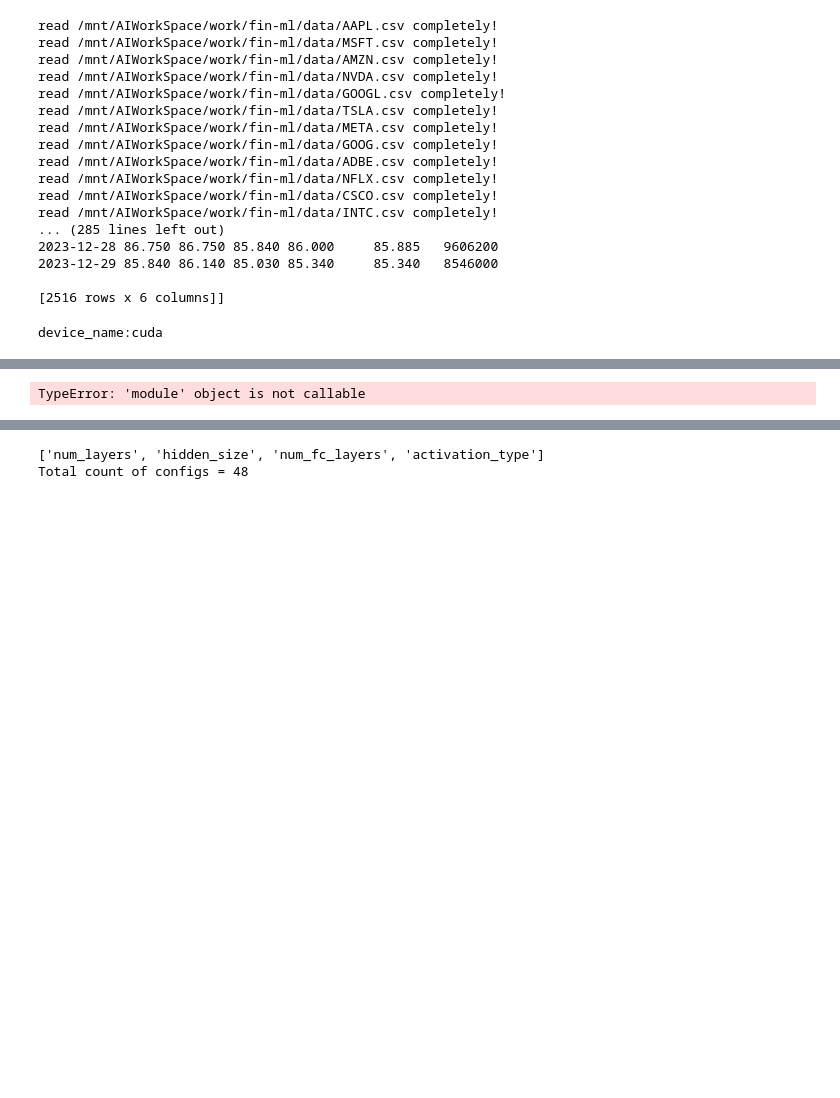
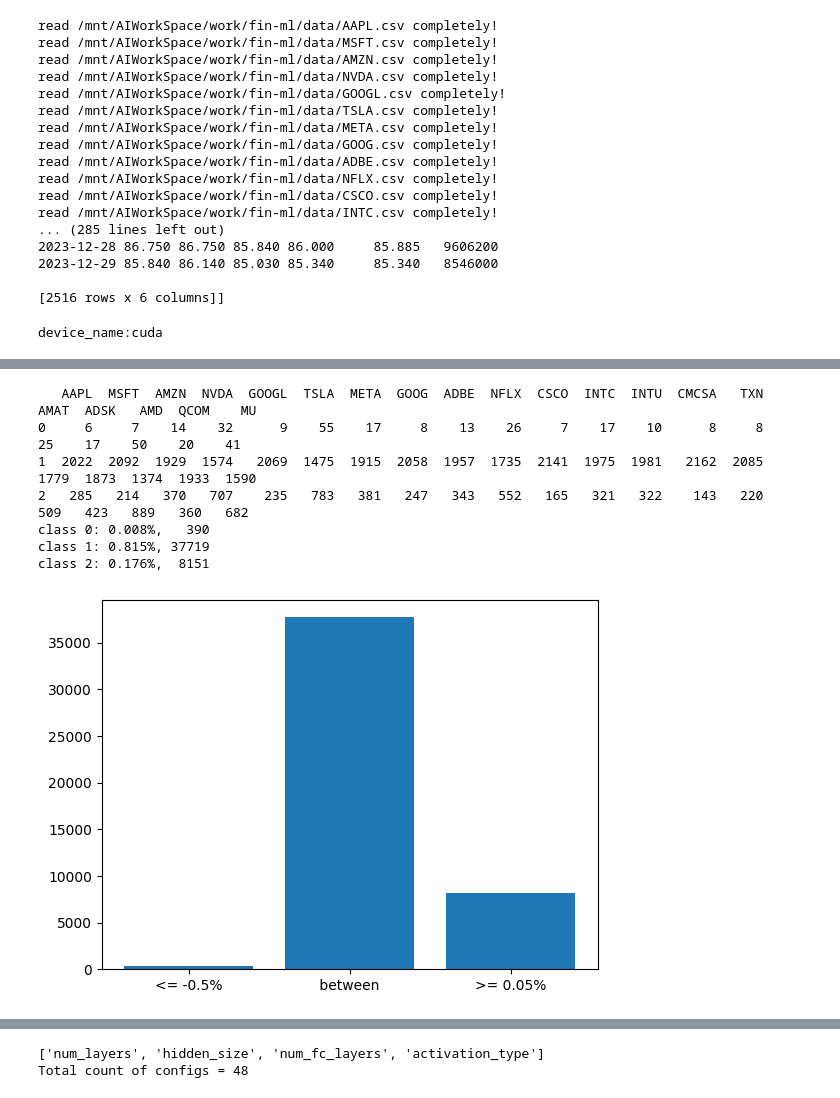
Before and after one commit to cloudaipro/fin-ml, a Jupyter notebook: StockPCTLabelPredictLSTM.ipynb, the cells around one changed output, grey strips where cells are left out. Cells and saved outputs as stored; diff of their text form; code cells hidden in the pictures; blank space fills up the shorter version.

```diff
--- a/StockPCTLabelPredictLSTM.ipynb
+++ b/StockPCTLabelPredictLSTM.ipynb
@@ -145,3 +177,23 @@ device_name:cuda
+# %%
+# number of classes = 3
+# 0: PCT <= -0.05
+# 1: 0.05 < PCT < -0.05
+# 2: PCT >= -0.05
+num_classes = 3
+pct_threshold = 0.05
+classificationThreshold = 0.5
+
+
+def gen_pct_label(stk_data, _return_period):
+    max_price_period = (
+        stk_data["Adj Close"].rolling(_return_period).max().shift(-_return_period)
+    )
+    max_pct_period = (max_price_period - stk_data["Adj Close"]) / stk_data["Adj Close"]
+    pct_label = max_pct_period.apply(
+        lambda x: 2 if x >= pct_threshold else 0 if x <= -pct_threshold else 1
+    ).astype("int8")
+    pct_label.name = "label"
+    return pct_label
 # %%
 def gen_buy_sell_signal(stk_data):
     import pandas_ta as ta
@@ -196,6 +236,28 @@ def gen_analysis_data(stk_data, _return_period):
         axis=1,
     ).dropna()
     return data
+# %%
+classes_df = pd.DataFrame()
+for i, stk_data in enumerate(ticks_data):
+    label_stat = gen_analysis_data(stk_data, return_period).groupby("label").size()
+    label_stat.name = stk_tickers[i]
+    classes_df = pd.concat([classes_df, label_stat], axis=1)
+print(classes_df)
+classes_count = [classes_df.iloc[i].sum() for i in range(num_classes)]
+total_recs = sum(classes_count)
+for i, v in enumerate(classes_count):
+    print(f"class {i}: {v/total_recs:.3f}%, {v:>5d}")
+pyplot.bar(["<= -0.5%", " between ", ">= 0.05%"], classes_count)
+pyplot.show()
+# %% [output]
+   AAPL  MSFT  AMZN  NVDA  GOOGL  TSLA  META  GOOG  ADBE  NFLX  CSCO  INTC  INTU  CMCSA   TXN  AMAT  ADSK   AMD  QCOM    MU
+0     6     7    14    32      9    55    17     8    13    26     7    17    10      8     8    25    17    50    20    41
+1  2022  2092  1929  1574   2069  1475  1915  2058  1957  1735  2141  1975  1981   2162  2085  1779  1873  1374  1933  1590
+2   285   214   370   707    235   783   381   247   343   552   165   321   322    143   220   509   423   889   360   682
+class 0: 0.008%,   390
+class 1: 0.815%, 37719
+class 2: 0.176%,  8151
+[figure, added]
 # %%
 from torch.utils.data import Dataset, DataLoader
 from torchvision import transforms
@@ -377,11 +464,6 @@ def load_model(file_path):
     )
     model.load_state_dict(data_dict["model_state"])
     return model, hyper_parameters
-# %%
-t = torch([[0.3, 0.5, 0.2], [0.3, 0.3, 0.4], [0.7, 0.2, 0.1]])
-print(torch.max(t, dim=1))
-# %% [output]
-TypeError: 'module' object is not callable
 # %%
 import math
 from sklearn.metrics import mean_squared_error
```
Also changed, not shown: parts of 16 cells of this notebook.
